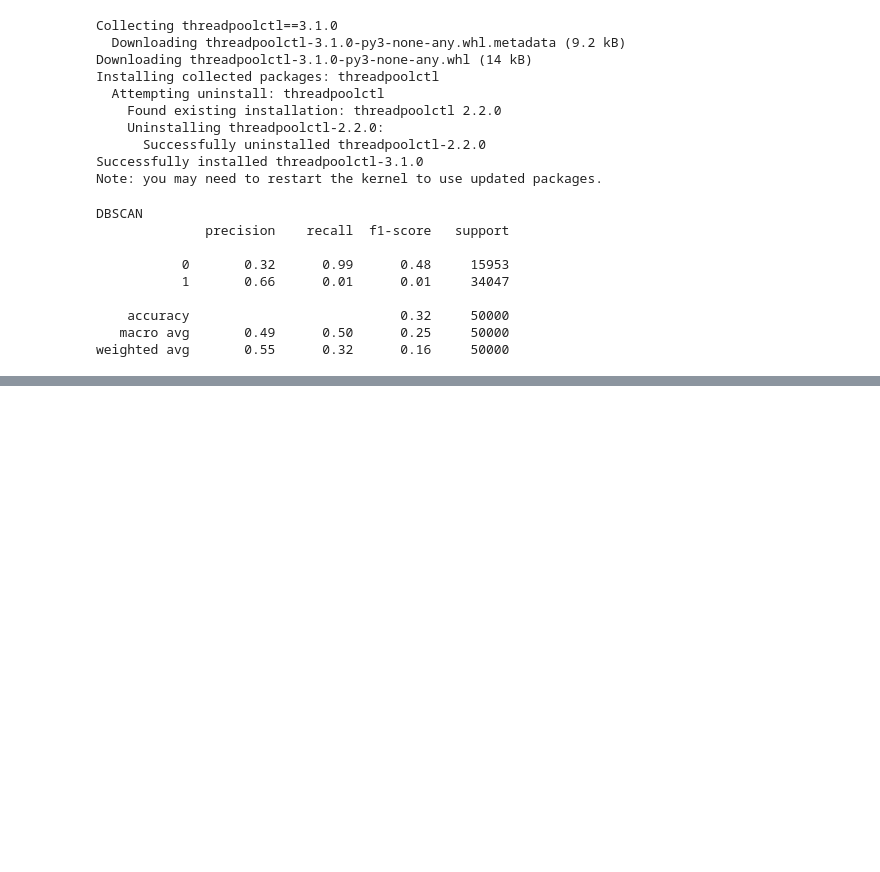
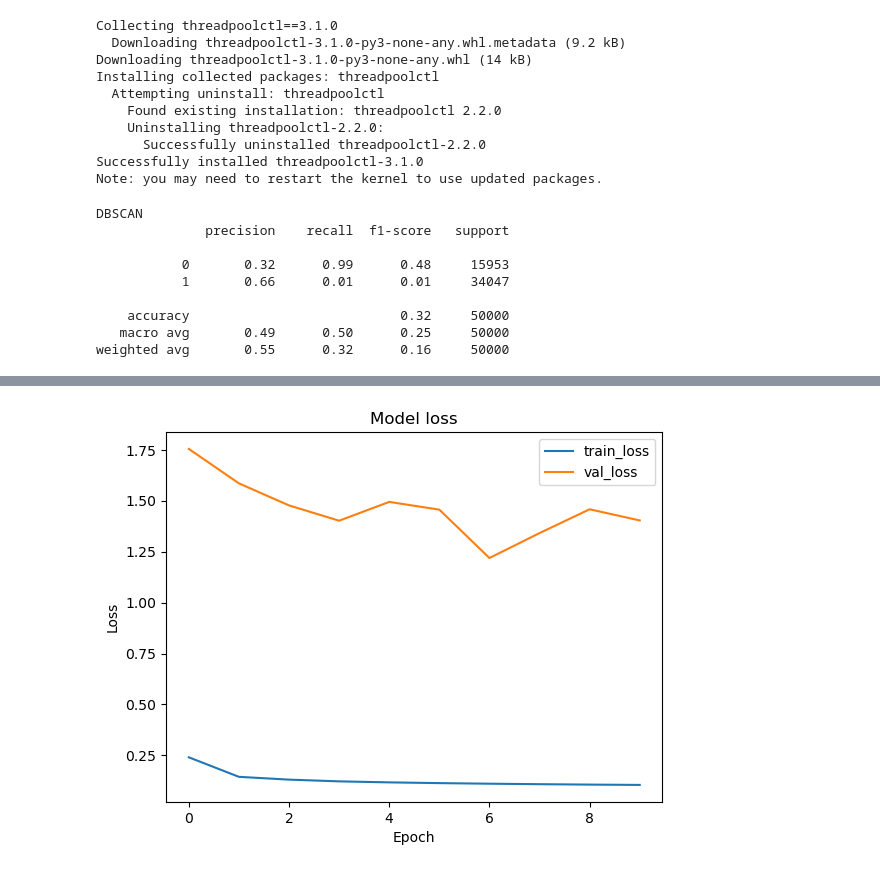
Before and after one commit to Mahacine/Anomaly-Detection-in-Network-Traffic, a Jupyter notebook: Anomaly Detection in Network Traffic.ipynb, the cells around one changed output, grey strips where cells are left out. Drawn from its saved outputs; the diff is of its cells as text; code cells hidden in the pictures; blank space fills up the shorter version.

Commit message:
Added LSTM

```diff
--- a/Anomaly Detection in Network Traffic.ipynb
+++ b/Anomaly Detection in Network Traffic.ipynb
@@ -315,0 +324,13 @@ weighted avg       0.55      0.32      0.16     50000
+# %%
+# Prepare the data for LSTM
+X_train_lstm = np.reshape(X_train_scaled, (X_train_scaled.shape[0], 1, X_train_scaled.shape[1]))
+X_test_lstm = np.reshape(X_test_scaled, (X_test_scaled.shape[0], 1, X_test_scaled.shape[1]))
+# %%
+# Build the LSTM model
+model = Sequential()
+model.add(LSTM(50, activation='relu', input_shape=(X_train_lstm.shape[1], X_train_lstm.shape[2])))
+model.add(Dense(1, activation='sigmoid'))  # Using sigmoid for binary classification
+model.compile(optimizer='adam', loss='binary_crossentropy')
+# %%
+# Train the model
+history = model.fit(X_train_lstm, y_train, epochs=10, batch_size=64, validation_split=0.2, verbose=1)
@@ -315,0 +358,11 @@ weighted avg       0.55      0.32      0.16     50000
+# %%
+# Plot training and validation loss
+plt.plot(history.history['loss'])
+plt.plot(history.history['val_loss'])
+plt.title('Model loss')
+plt.xlabel('Epoch')
+plt.ylabel('Loss')
+plt.legend(['train_loss','val_loss'])
+plt.show()
+# %% [output]
+[figure, added]
```
Also changed, not shown: parts of 9 cells of this notebook.
